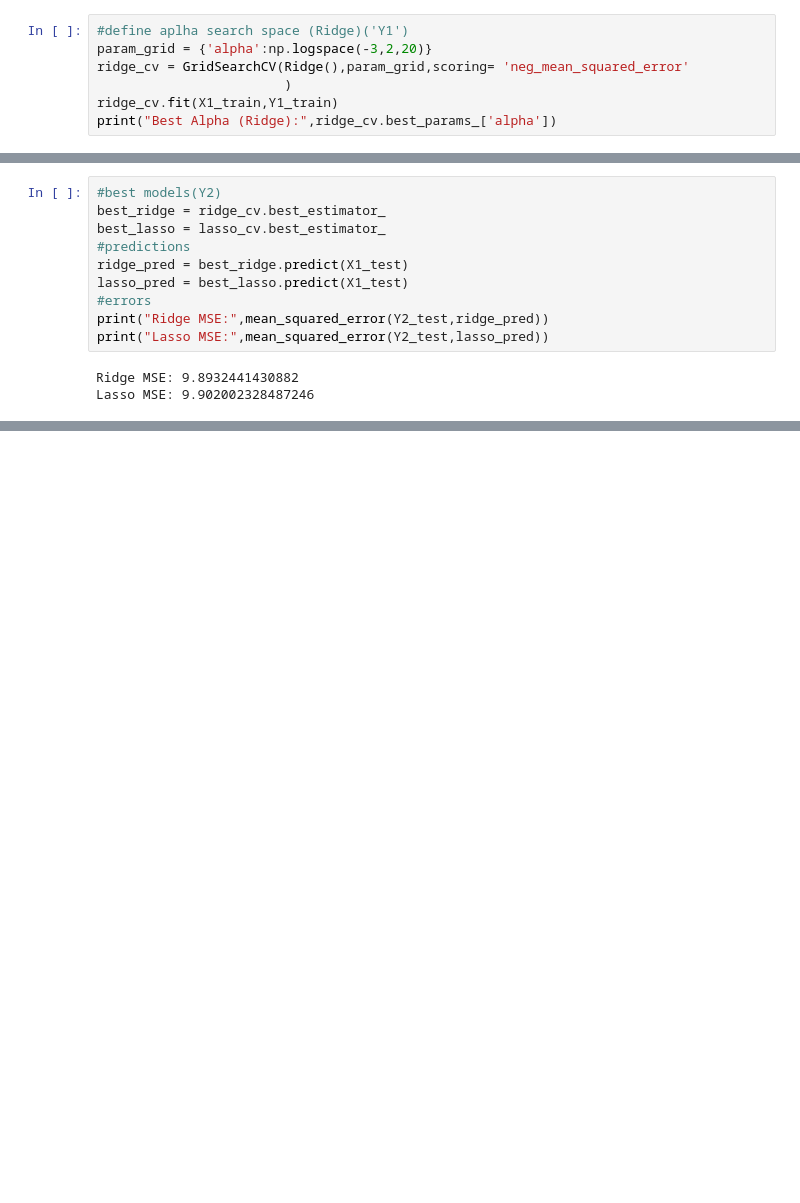
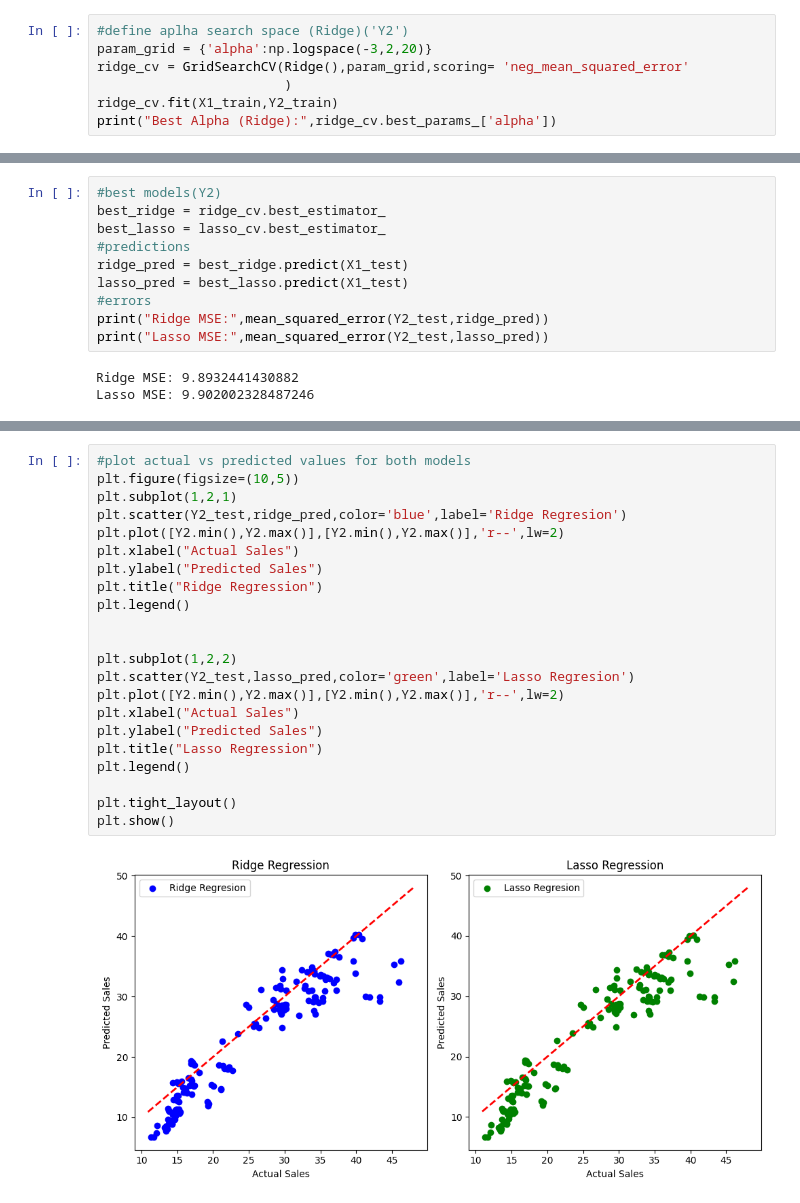
Before and after one commit to anmolS-1104/SML, a Jupyter notebook: SML /Exp 4.ipynb, the cells around one changed output, grey strips where cells are left out. Cells and saved outputs as stored; diff of their text form; blank space fills up the shorter version.

```diff
--- a/SML /Exp 4.ipynb
+++ b/SML /Exp 4.ipynb
@@ -496,11 +608,11 @@ plt.show()
 # %% [output]
 [figure]
 # %%
-#define aplha search space (Ridge)('Y1')
+#define aplha search space (Ridge)('Y2')
 param_grid = {'alpha':np.logspace(-3,2,20)}
 ridge_cv = GridSearchCV(Ridge(),param_grid,scoring= 'neg_mean_squared_error'
                         )
-ridge_cv.fit(X1_train,Y1_train)
+ridge_cv.fit(X1_train,Y2_train)
 print("Best Alpha (Ridge):",ridge_cv.best_params_['alpha'])
 # %% [output]
 Best Alpha (Ridge): 0.0018329807108324356
@@ -575,0 +666,24 @@ print(f"Ridge RMSE:{root_})
+# %%
+#plot actual vs predicted values for both models
+plt.figure(figsize=(10,5))
+plt.subplot(1,2,1)
+plt.scatter(Y2_test,ridge_pred,color='blue',label='Ridge Regresion')
+plt.plot([Y2.min(),Y2.max()],[Y2.min(),Y2.max()],'r--',lw=2)
+plt.xlabel("Actual Sales")
+plt.ylabel("Predicted Sales")
+plt.title("Ridge Regression")
+plt.legend()
+
+
+plt.subplot(1,2,2)
+plt.scatter(Y2_test,lasso_pred,color='green',label='Lasso Regresion')
+plt.plot([Y2.min(),Y2.max()],[Y2.min(),Y2.max()],'r--',lw=2)
+plt.xlabel("Actual Sales")
+plt.ylabel("Predicted Sales")
+plt.title("Lasso Regression")
+plt.legend()
+
+plt.tight_layout()
+plt.show()
+# %% [output]
+[figure, added]
```
Also changed, not shown: parts of 25 cells of this notebook.
